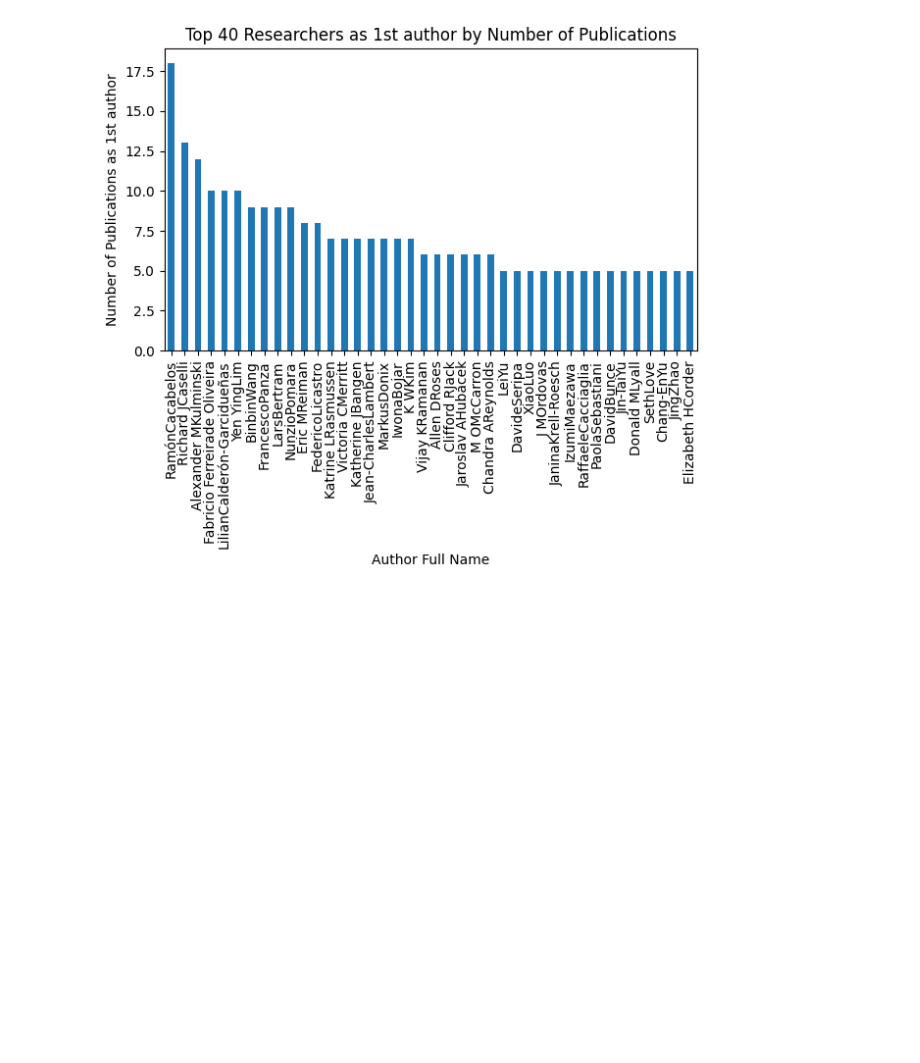
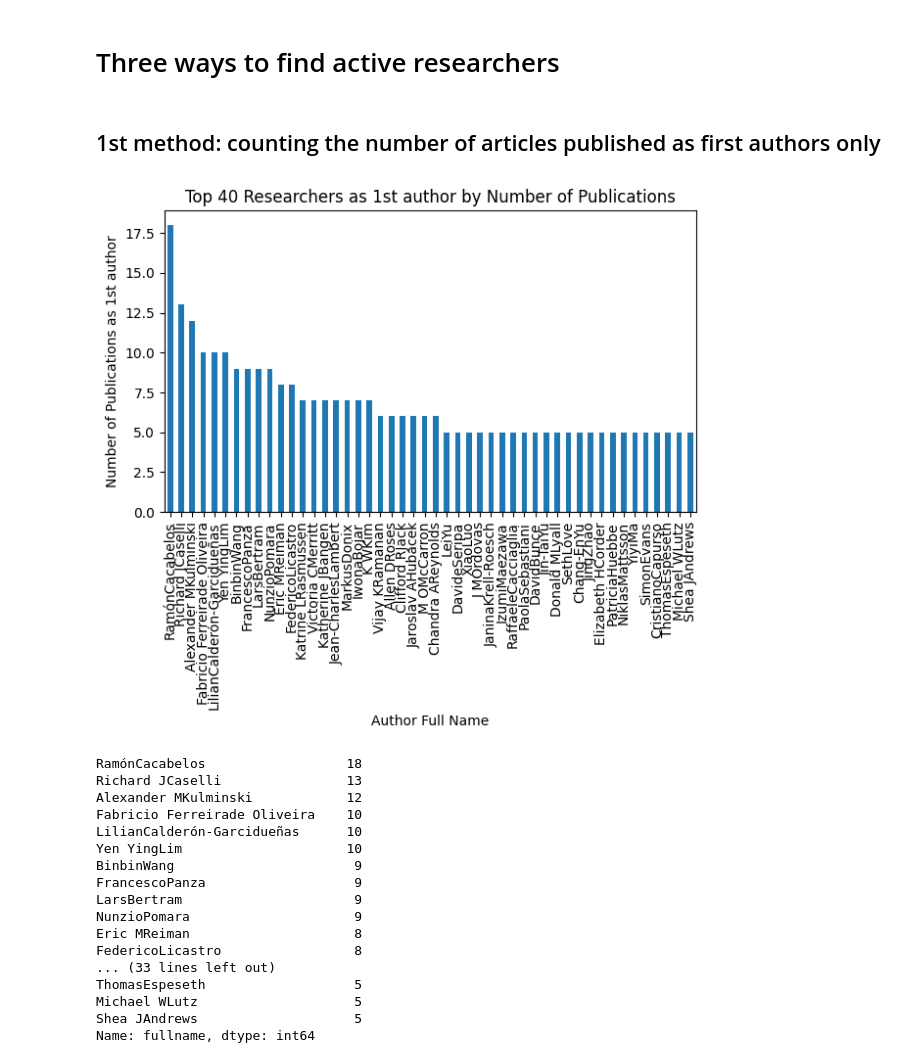
Before and after one commit to SeanWang5868/Gene_APOE, a Jupyter notebook: APOE.ipynb, the cells around one changed output. Drawn from its saved outputs; the diff is of its cells as text; code cells hidden in the pictures; blank space fills up the shorter version.

Commit message:
3 ways to find out the active reaserchers

```diff
--- a/APOE.ipynb
+++ b/APOE.ipynb
@@ -100,19 +36,43 @@ plt.show()
+# %% [markdown]
+# Three ways to find active researchers
+# %% [markdown]
+## 1st method: counting the number of articles published as first authors only
 # %%
+# Create a new column contains the full name
+article["fullname"] = article["FirstAuthorForename"] + article["FirstAuthorLastname"]
+
 # Group by 'fullname' and count the number of publications for each author
-author_publication_counts = article_author['fullname'].value_counts()
+author_publication_counts_1st = article['fullname'].value_counts()
 
 # Select the top 10 authors with the most publications
-top_20_authors = author_publication_counts.head(40)
+top_48_authors = author_publication_counts_1st.head(48)
 
 # Create a bar plot
 plt.figure(figsize=(7, 4))
-top_20_authors.plot(kind='bar')
+top_48_authors.plot(kind='bar')
 plt.title('Top 40 Researchers as 1st author by Number of Publications')
 plt.xlabel('Author Full Name')
 plt.ylabel('Number of Publications as 1st author')
-
-
 # Show the plot
 plt.show()
+
+top_48_authors
 # %% [output]
-[figure, old version]
+[figure, new version]
+RamónCacabelos                  18
+Richard JCaselli                13
+Alexander MKulminski            12
+Fabricio Ferreirade Oliveira    10
+LilianCalderón-Garcidueñas      10
+Yen YingLim                     10
+BinbinWang                       9
+FrancescoPanza                   9
+LarsBertram                      9
+NunzioPomara                     9
+Eric MReiman                     8
+FedericoLicastro                 8
+... (33 lines left out)
+ThomasEspeseth                   5
+Michael WLutz                    5
+Shea JAndrews                    5
+Name: fullname, dtype: int64
```
Also changed, not shown: parts of 16 cells of this notebook.
